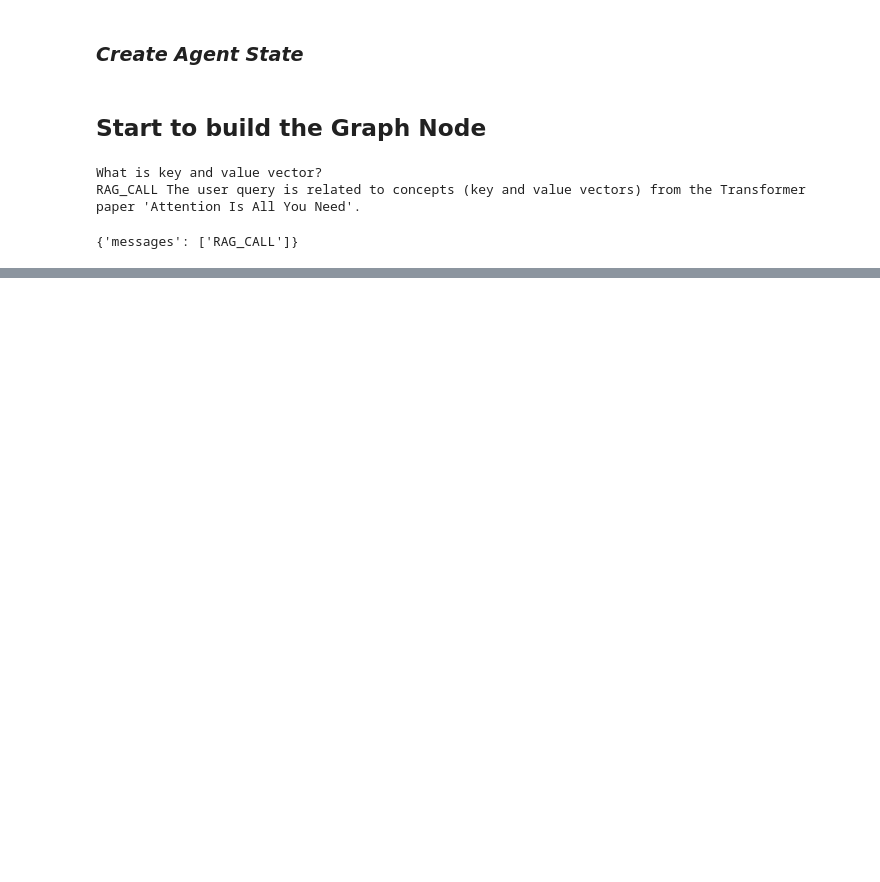
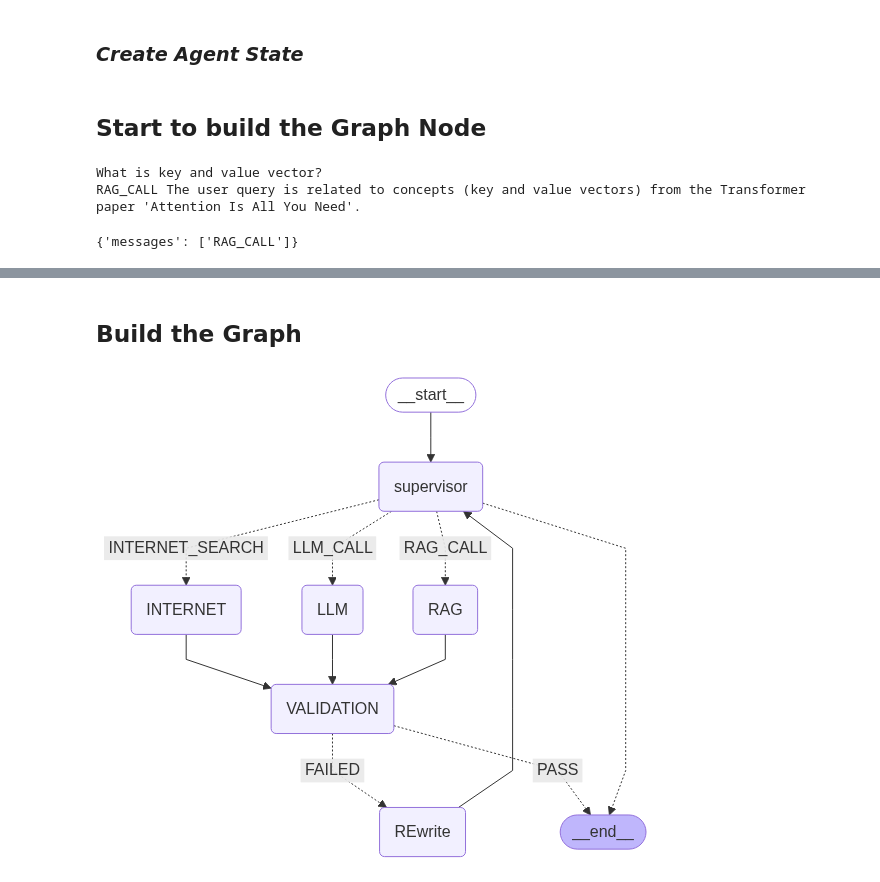
Before and after one commit to MDalamin5/End-to-End-Agentic-Ai-Automation-Lab, a Jupyter notebook: 03-LangGraph-Introduction/Assignments/assignment-04-Simple-Workstator/experiment-notebook.ipynb, the cells around one changed output, grey strips where cells are left out. Cells and saved outputs as stored; diff of their text form; code cells hidden in the pictures; blank space fills up the shorter version.

```diff
--- a/03-LangGraph-Introduction/Assignments/assignment-04-Simple-Workstator/experiment-notebook.ipynb
+++ b/03-LangGraph-Introduction/Assignments/assignment-04-Simple-Workstator/experiment-notebook.ipynb
@@ -295,0 +322,2 @@ def rag_call(state: State):
+# %%
+validate_parser = PydanticOutputParser(pydantic_object=validationOutput)
@@ -295,0 +354,5 @@ def rag_call(state: State):
+# %%
+class RewriteUserQuestion(BaseModel):
+    rewrite_question: Annotated[str, Field(description="Rewrite the user query for better output generation. question should be in one sentence.")]
+# %%
+rewrite_parser = PydanticOutputParser(pydantic_object=RewriteUserQuestion)
@@ -295,0 +380,55 @@ def rag_call(state: State):
+# %%
+from langgraph.graph import END
+
+def validation_router(state: State):
+    validation_result = state['messages'][-1]
+
+    if validation_result == "yes":
+        return "PASS"
+    else:
+        return "FAILED"
+# %% [markdown]
+## Build the Graph
+# %%
+from langgraph.graph import START, StateGraph
+from IPython.display import display, Image
+
+workflow = StateGraph(State)
+
+## Node
+workflow.add_node("supervisor", supervisor)
+workflow.add_node("LLM", llm_call)
+workflow.add_node("RAG", rag_call)
+workflow.add_node("INTERNET", internet_search)
+workflow.add_node("VALIDATION", validation_node)
+workflow.add_node("REwrite", rewrite_query)
+
+## Edges
+workflow.add_edge(START, "supervisor")
+workflow.add_conditional_edges(
+    "supervisor",
+    router,
+    {
+        "INTERNET_SEARCH": "INTERNET",
+        "LLM_CALL": "LLM",
+        "RAG_CALL": "RAG"
+    }
+)
+workflow.add_edge("LLM", "VALIDATION")
+workflow.add_edge("RAG", "VALIDATION")
+workflow.add_edge("INTERNET", "VALIDATION")
+workflow.add_conditional_edges(
+    "VALIDATION",
+    validation_router,
+    {
+        "PASS": END,
+        "FAILED": "REwrite"
+    }
+)
+workflow.add_edge("REwrite", "supervisor")
+
+graph = workflow.compile()
+
+display(Image(graph.get_graph().draw_mermaid_png()))
+# %% [output]
+[figure, added]
```
Also changed, not shown: parts of 11 cells of this notebook.
